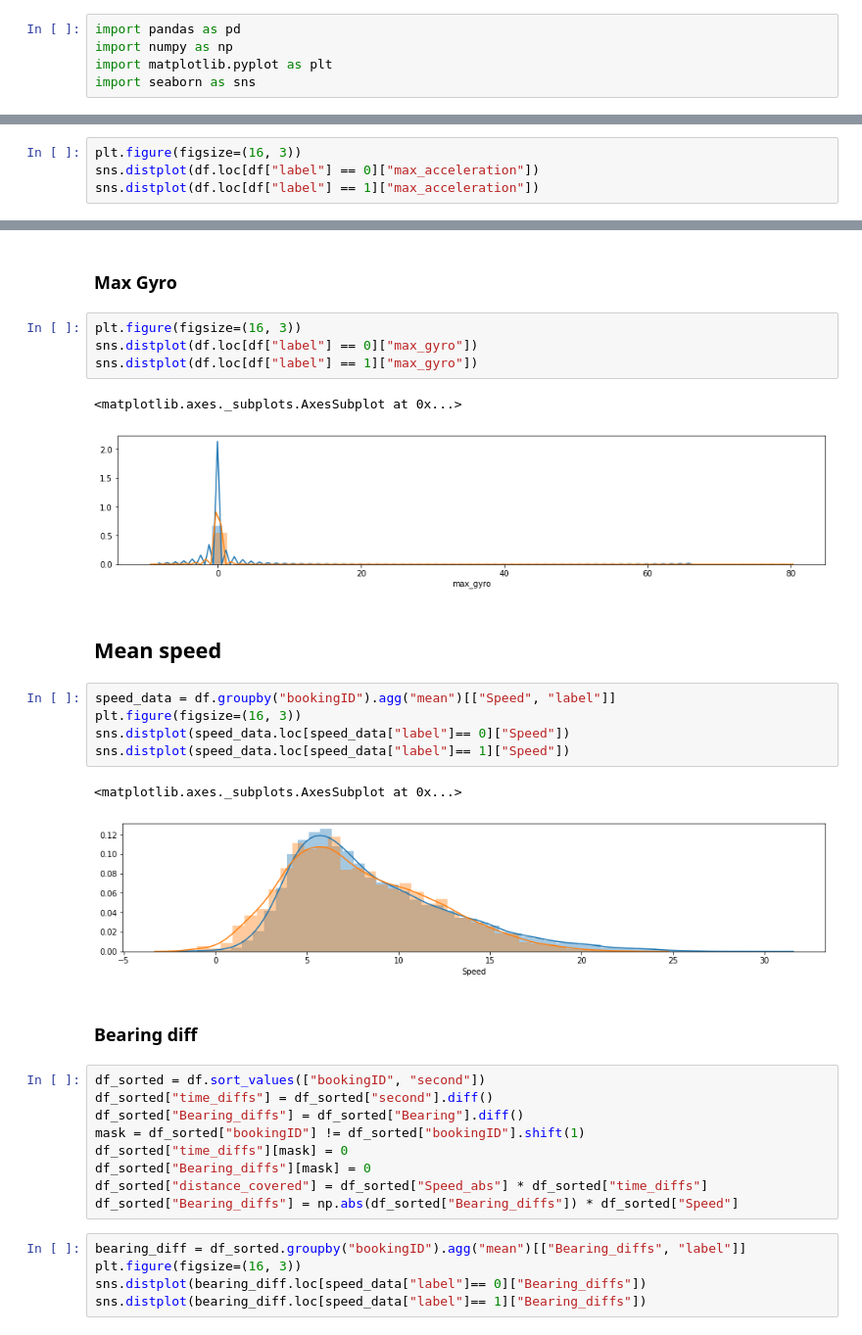
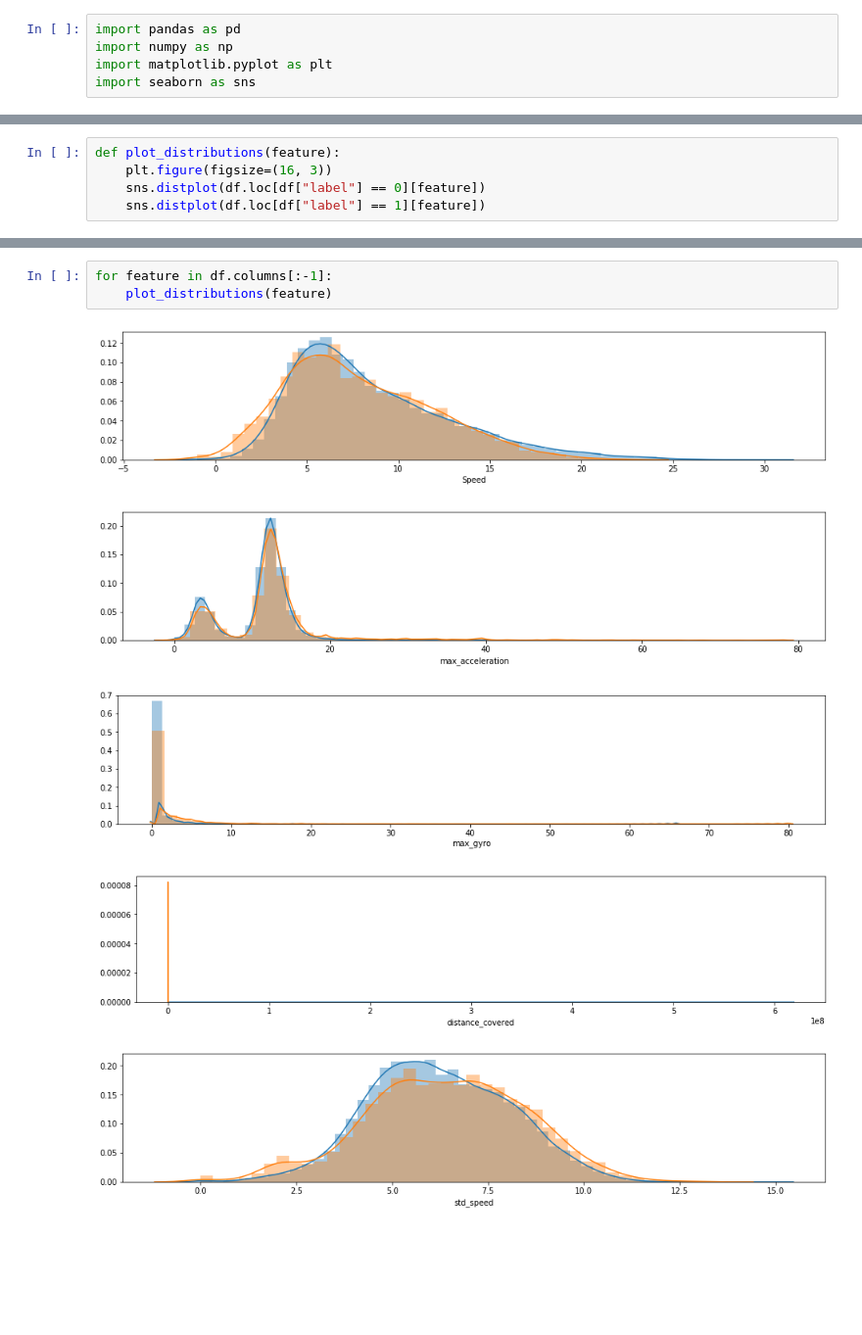
Before and after one commit to jtsw1990/grab-ai-safety, a Jupyter notebook: 2. Safety Challenge - Exploratory Data Analysis.ipynb, the cells around one changed output, grey strips where cells are left out. Shown at 98% size. Saved outputs shown, nothing was run; the diff lists cells and outputs as text; blank space fills up the shorter version.

```diff
--- a/2. Safety Challenge - Exploratory Data Analysis.ipynb
+++ b/2. Safety Challenge - Exploratory Data Analysis.ipynb
@@ -19,4 +18,5 @@ df.head()
 # %%
-plt.figure(figsize=(16, 3))
-sns.distplot(df.loc[df["label"] == 0]["max_acceleration"])
-sns.distplot(df.loc[df["label"] == 1]["max_acceleration"])
+def plot_distributions(feature):
+    plt.figure(figsize=(16, 3))
+    sns.distplot(df.loc[df["label"] == 0][feature])
+    sns.distplot(df.loc[df["label"] == 1][feature])
@@ -26,35 +23,9 @@ sns.distplot(df.loc[df["label"] == 1]["max_acceleration"])
-# %% [markdown]
-### Max Gyro
-# %%
-plt.figure(figsize=(16, 3))
-sns.distplot(df.loc[df["label"] == 0]["max_gyro"])
-sns.distplot(df.loc[df["label"] == 1]["max_gyro"])
-# %% [output]
-<matplotlib.axes._subplots.AxesSubplot at 0x...>
-[figure, removed]
-# %% [markdown]
-## Mean speed
-# %%
-speed_data = df.groupby("bookingID").agg("mean")[["Speed", "label"]]
-plt.figure(figsize=(16, 3))
-sns.distplot(speed_data.loc[speed_data["label"]== 0]["Speed"])
-sns.distplot(speed_data.loc[speed_data["label"]== 1]["Speed"])
-# %% [output]
-<matplotlib.axes._subplots.AxesSubplot at 0x...>
-[figure, removed]
-# %% [markdown]
-### Bearing diff
-# %%
-df_sorted = df.sort_values(["bookingID", "second"])
-df_sorted["time_diffs"] = df_sorted["second"].diff()
-df_sorted["Bearing_diffs"] = df_sorted["Bearing"].diff()
-mask = df_sorted["bookingID"] != df_sorted["bookingID"].shift(1)
-df_sorted["time_diffs"][mask] = 0
-df_sorted["Bearing_diffs"][mask] = 0
-df_sorted["distance_covered"] = df_sorted["Speed_abs"] * df_sorted["time_diffs"]
-df_sorted["Bearing_diffs"] = np.abs(df_sorted["Bearing_diffs"]) * df_sorted["Speed"]
-# %%
-bearing_diff = df_sorted.groupby("bookingID").agg("mean")[["Bearing_diffs", "label"]]
-plt.figure(figsize=(16, 3))
-sns.distplot(bearing_diff.loc[speed_data["label"]== 0]["Bearing_diffs"])
-sns.distplot(bearing_diff.loc[speed_data["label"]== 1]["Bearing_diffs"])
+# %%
+for feature in df.columns[:-1]:
+    plot_distributions(feature)
+# %% [output]
+[figure, added]
+[figure, added]
+[figure, added]
+[figure, added]
+[figure, added]
```
Also changed, not shown: parts of 5 cells of this notebook, 3 other files.
